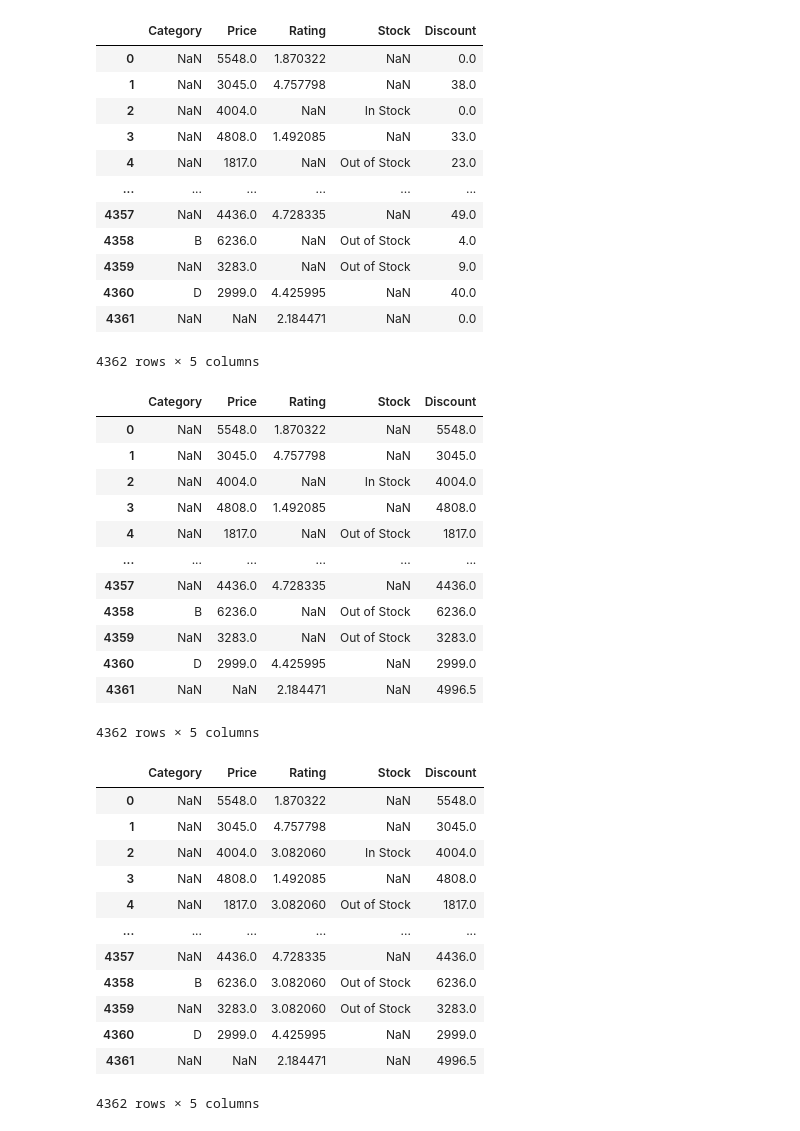
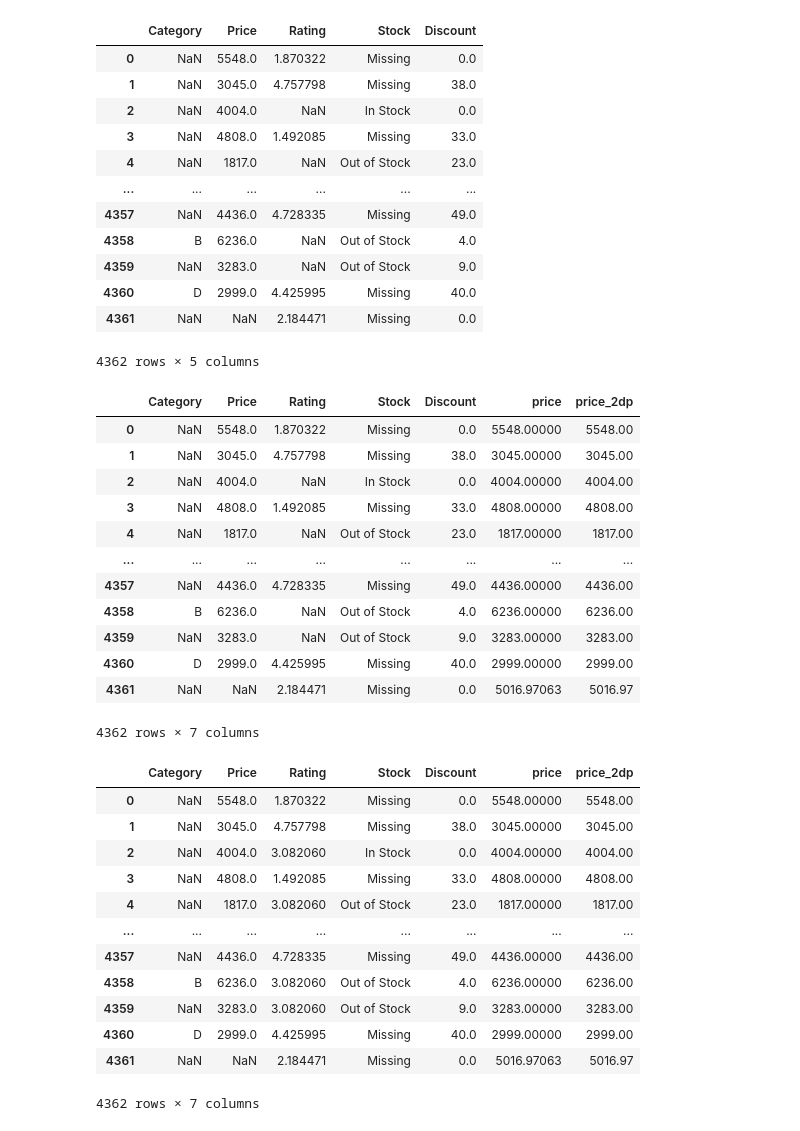
Before and after one commit to VITHUN007/the_preprocessing, a Jupyter notebook: main.ipynb, the cells around one changed output. Cells and saved outputs as stored; diff of their text form; code cells hidden in the pictures.

```diff
--- a/main.ipynb
+++ b/main.ipynb
@@ -3,8 +3,3 @@ import pandas as pd
 import numpy as np
 # %%
 df=pd.read_csv('synthetic_dataset.csv')
-# %%
-from sklearn.impute import SimpleImputer
-num_imputer=SimpleImputer(strategy='mean')
-df["Discount"]=num_imputer.fit_transform(df[["Discount"]])
-df
@@ -24,0 +6,3 @@ df
+# %%
+df['Stock'] = df['Stock'].fillna('Missing')
+df
@@ -29,52 +27,53 @@ df["Discount"]=imputer.fit_transform(df[["Discount"]])
 df
 # %% [output]
 |  | Category | Price | Rating | Stock | Discount |
-| 0 | NaN | 5548.0 | 1.870322 | NaN | 0.0 |
-| 1 | NaN | 3045.0 | 4.757798 | NaN | 38.0 |
+| 0 | NaN | 5548.0 | 1.870322 | Missing | 0.0 |
+| 1 | NaN | 3045.0 | 4.757798 | Missing | 38.0 |
 | 2 | NaN | 4004.0 | NaN | In Stock | 0.0 |
-| 3 | NaN | 4808.0 | 1.492085 | NaN | 33.0 |
+| 3 | NaN | 4808.0 | 1.492085 | Missing | 33.0 |
 | 4 | NaN | 1817.0 | NaN | Out of Stock | 23.0 |
 | ... | ... | ... | ... | ... | ... |
-| 4357 | NaN | 4436.0 | 4.728335 | NaN | 49.0 |
+| 4357 | NaN | 4436.0 | 4.728335 | Missing | 49.0 |
 | 4358 | B | 6236.0 | NaN | Out of Stock | 4.0 |
 | 4359 | NaN | 3283.0 | NaN | Out of Stock | 9.0 |
-| 4360 | D | 2999.0 | 4.425995 | NaN | 40.0 |
-| 4361 | NaN | NaN | 2.184471 | NaN | 0.0 |
+| 4360 | D | 2999.0 | 4.425995 | Missing | 40.0 |
+| 4361 | NaN | NaN | 2.184471 | Missing | 0.0 |
 4362 rows × 5 columns
 # %%
-imputer=SimpleImputer(strategy='median')
-df["Discount"]=imputer.fit_transform(df[["Price"]])
+imputer=SimpleImputer(strategy='mean')
+df["price"]=imputer.fit_transform(df[["Price"]])
+df["price_2dp"] = df["price"].round(2)
 df
 # %% [output]
-|  | Category | Price | Rating | Stock | Discount |
-| 0 | NaN | 5548.0 | 1.870322 | NaN | 5548.0 |
-| 1 | NaN | 3045.0 | 4.757798 | NaN | 3045.0 |
-| 2 | NaN | 4004.0 | NaN | In Stock | 4004.0 |
-| 3 | NaN | 4808.0 | 1.492085 | NaN | 4808.0 |
-| 4 | NaN | 1817.0 | NaN | Out of Stock | 1817.0 |
-| ... | ... | ... | ... | ... | ... |
-| 4357 | NaN | 4436.0 | 4.728335 | NaN | 4436.0 |
-| 4358 | B | 6236.0 | NaN | Out of Stock | 6236.0 |
-| 4359 | NaN | 3283.0 | NaN | Out of Stock | 3283.0 |
-| 4360 | D | 2999.0 | 4.425995 | NaN | 2999.0 |
-| 4361 | NaN | NaN | 2.184471 | NaN | 4996.5 |
+|  | Category | Price | Rating | Stock | Discount | price | price_2dp |
+| 0 | NaN | 5548.0 | 1.870322 | Missing | 0.0 | 5548.00000 | 5548.00 |
+| 1 | NaN | 3045.0 | 4.757798 | Missing | 38.0 | 3045.00000 | 3045.00 |
+| 2 | NaN | 4004.0 | NaN | In Stock | 0.0 | 4004.00000 | 4004.00 |
+| 3 | NaN | 4808.0 | 1.492085 | Missing | 33.0 | 4808.00000 | 4808.00 |
+| 4 | NaN | 1817.0 | NaN | Out of Stock | 23.0 | 1817.00000 | 1817.00 |
+| ... | ... | ... | ... | ... | ... | ... | ... |
+| 4357 | NaN | 4436.0 | 4.728335 | Missing | 49.0 | 4436.00000 | 4436.00 |
+| 4358 | B | 6236.0 | NaN | Out of Stock | 4.0 | 6236.00000 | 6236.00 |
+| 4359 | NaN | 3283.0 | NaN | Out of Stock | 9.0 | 3283.00000 | 3283.00 |
+| 4360 | D | 2999.0 | 4.425995 | Missing | 40.0 | 2999.00000 | 2999.00 |
+| 4361 | NaN | NaN | 2.184471 | Missing | 0.0 | 5016.97063 | 5016.97 |
-4362 rows × 5 columns
+4362 rows × 7 columns
 # %%
 from sklearn.impute import SimpleImputer
 imputer=SimpleImputer(strategy='median')
 df["Rating"]=imputer.fit_transform(df[["Rating"]])
 df
 # %% [output]
-|  | Category | Price | Rating | Stock | Discount |
-| 0 | NaN | 5548.0 | 1.870322 | NaN | 5548.0 |
-| 1 | NaN | 3045.0 | 4.757798 | NaN | 3045.0 |
-| 2 | NaN | 4004.0 | 3.082060 | In Stock | 4004.0 |
-| 3 | NaN | 4808.0 | 1.492085 | NaN | 4808.0 |
-| 4 | NaN | 1817.0 | 3.082060 | Out of Stock | 1817.0 |
-| ... | ... | ... | ... | ... | ... |
-| 4357 | NaN | 4436.0 | 4.728335 | NaN | 4436.0 |
-| 4358 | B | 6236.0 | 3.082060 | Out of Stock | 6236.0 |
-| 4359 | NaN | 3283.0 | 3.082060 | Out of Stock | 3283.0 |
-| 4360 | D | 2999.0 | 4.425995 | NaN | 2999.0 |
-| 4361 | NaN | NaN | 2.184471 | NaN | 4996.5 |
+|  | Category | Price | Rating | Stock | Discount | price | price_2dp |
+| 0 | NaN | 5548.0 | 1.870322 | Missing | 0.0 | 5548.00000 | 5548.00 |
+| 1 | NaN | 3045.0 | 4.757798 | Missing | 38.0 | 3045.00000 | 3045.00 |
+| 2 | NaN | 4004.0 | 3.082060 | In Stock | 0.0 | 4004.00000 | 4004.00 |
+| 3 | NaN | 4808.0 | 1.492085 | Missing | 33.0 | 4808.00000 | 4808.00 |
+| 4 | NaN | 1817.0 | 3.082060 | Out of Stock | 23.0 | 1817.00000 | 1817.00 |
+| ... | ... | ... | ... | ... | ... | ... | ... |
+| 4357 | NaN | 4436.0 | 4.728335 | Missing | 49.0 | 4436.00000 | 4436.00 |
+| 4358 | B | 6236.0 | 3.082060 | Out of Stock | 4.0 | 6236.00000 | 6236.00 |
+| 4359 | NaN | 3283.0 | 3.082060 | Out of Stock | 9.0 | 3283.00000 | 3283.00 |
+| 4360 | D | 2999.0 | 4.425995 | Missing | 40.0 | 2999.00000 | 2999.00 |
+| 4361 | NaN | NaN | 2.184471 | Missing | 0.0 | 5016.97063 | 5016.97 |
-4362 rows × 5 columns
+4362 rows × 7 columns
```
Also changed, not shown: parts of 10 cells of this notebook, 1 other file.
